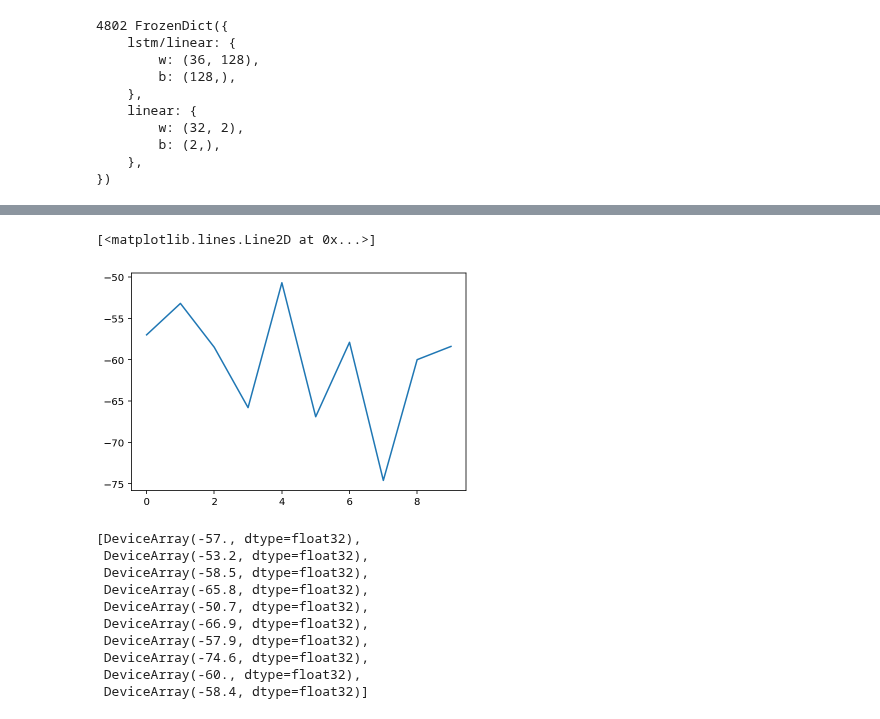
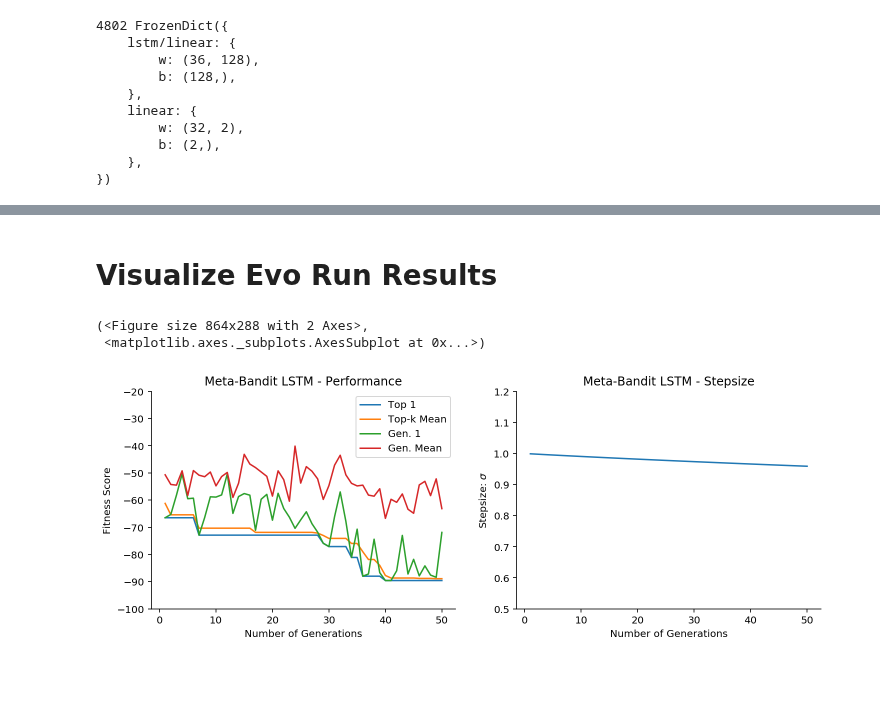
Before and after one commit to RobertTLange/evosax, a Jupyter notebook: notebooks/meta_rnn_cma_es.ipynb, the cells around one changed output, grey strips where cells are left out. Saved outputs shown, nothing was run; the diff lists cells and outputs as text; code cells hidden in the pictures; blank space fills up the shorter version.

Commit message:
Meta-RNN example working

```diff
--- a/notebooks/meta_rnn_cma_es.ipynb
+++ b/notebooks/meta_rnn_cma_es.ipynb
@@ -108,6 +76,5 @@ ep_reward, env_params
 # %%
-# Batch over different evaluation episodes
-batch_rollout = vmap(rollout_episode, in_axes=(0, None, None), out_axes=0)
-batch_keys = jax.random.split(rng, 10)
-ep_rewards = batch_rollout(batch_keys, net_params, env_params)
-ep_rewards
+batch_rollout = jit(vmap(rollout_episode.apply, in_axes=(None, 0, None), out_axes=0), static_argnums=(2,))
+batch_keys = jax.random.split(rng, 2)
+#ep_rewards = batch_rollout(net_params, batch_keys, env_params)
+#ep_rewards
@@ -117,8 +82,8 @@ DeviceArray([40, 44, 38, 59, 66, 43, 43, 58, 44, 65], dtype=int32)
 def reshape_and_eval(rng, x, network_shapes, env_params):
     """ Perform both parameter reshaping and evaluation in one go. """
     net_params = flat_to_network(x, network_shapes)
-    returns = batch_rollout(rng, net_params, env_params)
+    returns = batch_rollout(net_params, rng, env_params)
     return - returns.mean()
 
-x = jnp.zeros(total_no_params)
-reshape_and_eval(batch_keys, x, network_shapes, env_params)
+#x = jnp.zeros(total_no_params)
+#reshape_and_eval(batch_keys, x, network_shapes, env_params)
@@ -127,4 +90,4 @@ DeviceArray(-51.1, dtype=float32)
 # %%
 generation_fitness = vmap(reshape_and_eval, in_axes=(None, 0, None, None))
-xs = jnp.stack([x, x])
-generation_fitness(batch_keys, xs, network_shapes, env_params)
+#xs = jnp.stack([x, x])
+#generation_fitness(batch_keys, xs, network_shapes, env_params)
@@ -133,10 +94,12 @@ DeviceArray([-51.1, -51.1], dtype=float32)
 # %%
-# Run Open-NES
-num_generations = 10
+num_generations = 50
 pop_size = 10
 elite_size = 5
 mean_init = jnp.zeros((total_no_params, ))
 sigma_init = 1
+
+top_k = 5
+evo_logger = init_logger(top_k, total_no_params)
 params, memory = init_strategy(mean_init, sigma_init,
                                pop_size, elite_size)
 fit = []
@@ -147,12 +110,12 @@ for g in range(num_generations):
     # Ask for the next generation population to test
     x, memory = ask(rng_ask, params, memory)
     # Evaluate the fitness of the generation members
-    #fitness = batch_rosenbrock(x, 1, 100)
     fitness = generation_fitness(batch_keys, x,
                                  network_shapes, env_params)
-    fit.append(fitness.min())
-    print("Episode return:", fit[-1])
+
     # x, fitness = rank_shaped_fitness(x, fitness)
     # Tell/Update the CMA-ES with newest data points
     memory = tell(x, fitness, params, memory)
+    evo_logger = update_logger(evo_logger, x, fitness, memory, top_k,
+                               verbose=True)
 # %% [output]
@@ -169,19 +139,2 @@ Episode return: -58.4
-# %%
-import matplotlib.pyplot as plt
-plt.plot(fit)
-# %% [output]
-[<matplotlib.lines.Line2D at 0x...>]
-[figure, removed]
-# %%
-fit
-# %% [output]
-[DeviceArray(-57., dtype=float32),
- DeviceArray(-53.2, dtype=float32),
- DeviceArray(-58.5, dtype=float32),
- DeviceArray(-65.8, dtype=float32),
- DeviceArray(-50.7, dtype=float32),
- DeviceArray(-66.9, dtype=float32),
- DeviceArray(-57.9, dtype=float32),
- DeviceArray(-74.6, dtype=float32),
- DeviceArray(-60., dtype=float32),
- DeviceArray(-58.4, dtype=float32)]
+# %% [markdown]
+# Visualize Evo Run Results
@@ -187,0 +144,8 @@ fit
+# %%
+fig, axs = plt.subplots(1, 2, figsize=(12, 4))
+plot_fitness(evo_logger, title="Meta-Bandit LSTM - Performance", ylims=(-100, -20), fig=fig, ax=axs[0])
+plot_sigma(evo_logger, title="Meta-Bandit LSTM - Stepsize", ylims=(0.5, 1.2), fig=fig, ax=axs[1])
+# %% [output]
+(<Figure size 864x288 with 2 Axes>,
+ <matplotlib.axes._subplots.AxesSubplot at 0x...>)
+[figure, added]
```
Also changed, not shown: parts of 15 cells of this notebook, 2 other files.
